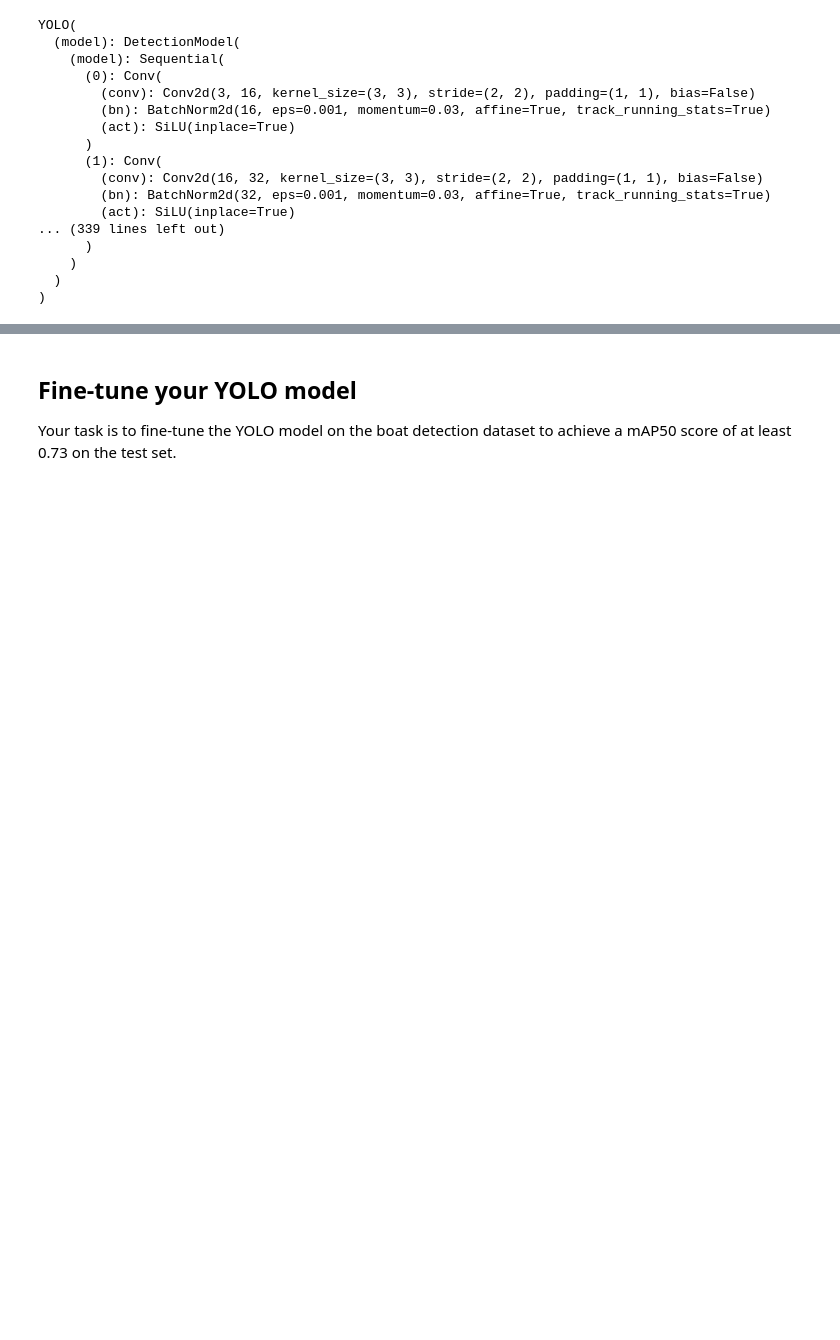
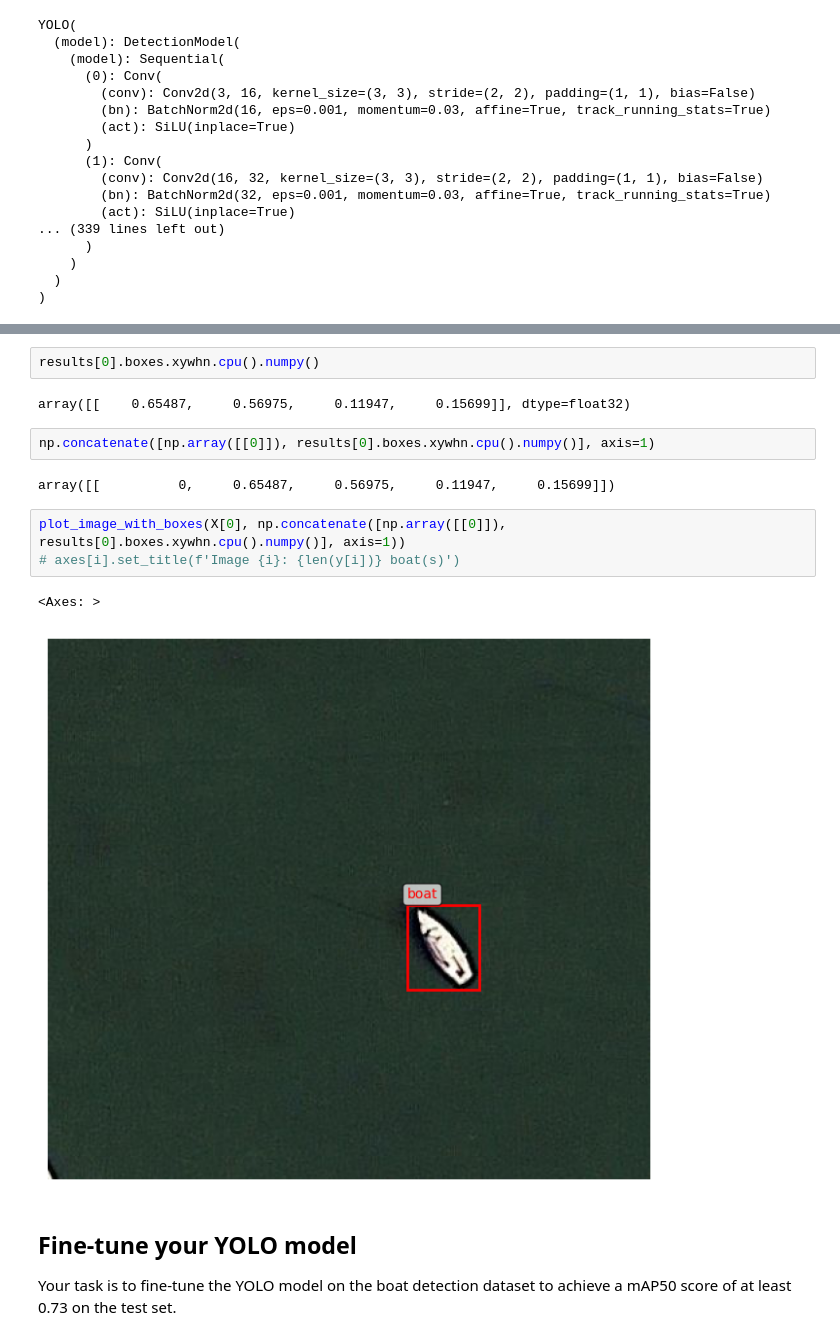
Before and after one commit to Glttr/Exercices-DSP, a Jupyter notebook: module7_exercise1.ipynb, the cells around one changed output, grey strips where cells are left out. Saved outputs shown, nothing was run; the diff lists cells and outputs as text; blank space fills up the shorter version.

```diff
--- a/module7_exercise1.ipynb
+++ b/module7_exercise1.ipynb
@@ -216,3 +220,17 @@ plt.show()
+# %%
+results[0].boxes.xywhn.cpu().numpy()
+# %% [output]
+array([[    0.65487,     0.56975,     0.11947,     0.15699]], dtype=float32)
+# %%
+np.concatenate([np.array([[0]]), results[0].boxes.xywhn.cpu().numpy()], axis=1)
+# %% [output]
+array([[          0,     0.65487,     0.56975,     0.11947,     0.15699]])
+# %%
+plot_image_with_boxes(X[0], np.concatenate([np.array([[0]]), results[0].boxes.xywhn.cpu().numpy()], axis=1))
+# axes[i].set_title(f'Image {i}: {len(y[i])} boat(s)')
+# %% [output]
+<Axes: >
+[figure, added]
 # %% [markdown]
 ## Fine-tune your YOLO model
 
```
Also changed, not shown: parts of 9 cells of this notebook.
